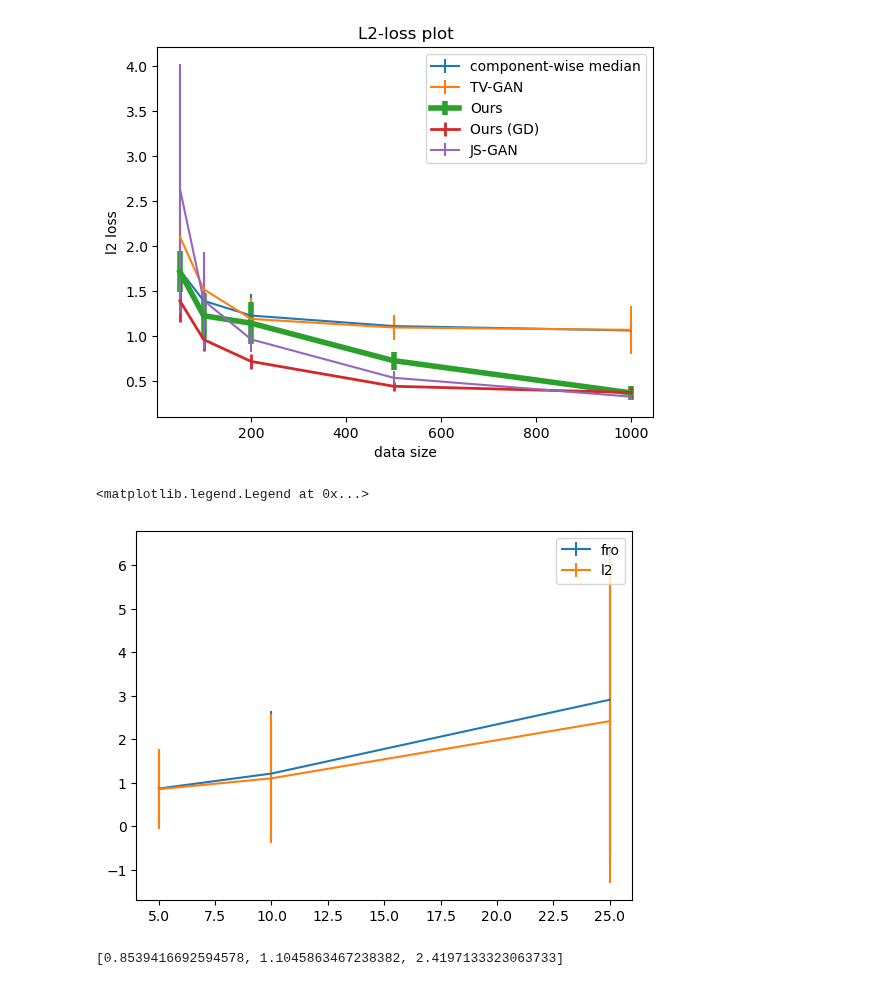
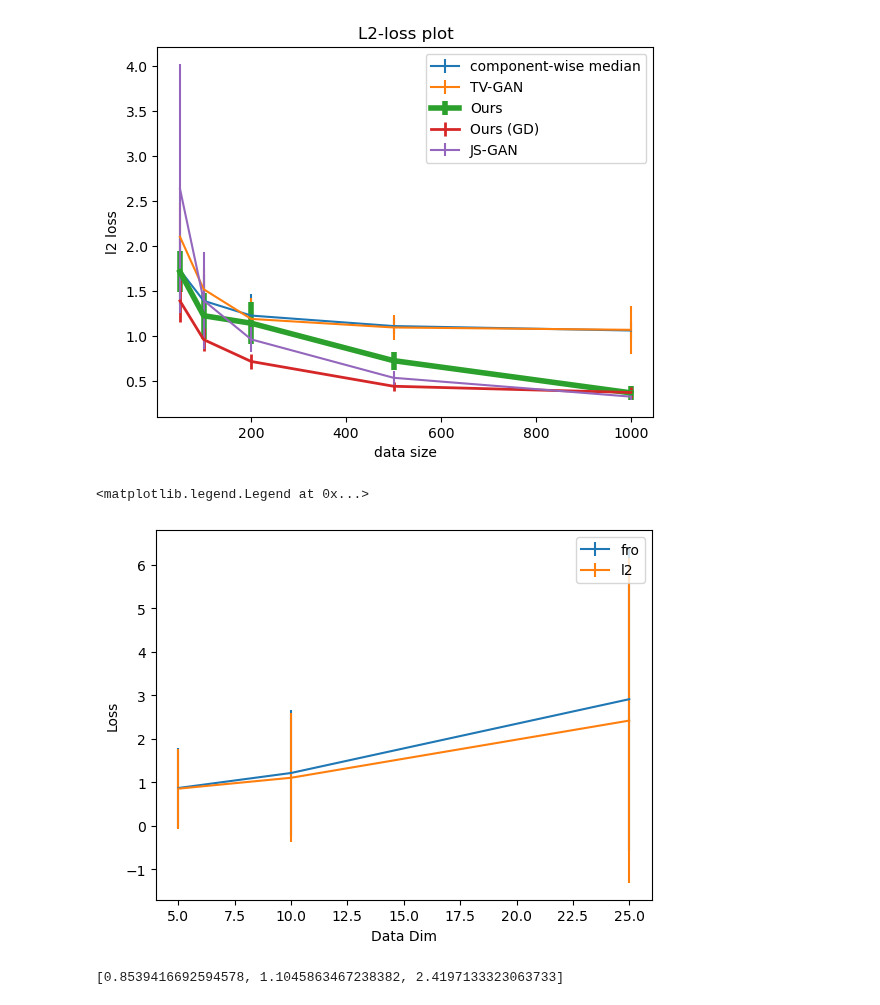
Before and after one commit to monarsan/robust-GAN, a Jupyter notebook: work/main/plot.ipynb, the cells around one changed output. Saved outputs shown, nothing was run; the diff lists cells and outputs as text; code cells hidden in the pictures.

```diff
--- a/work/main/plot.ipynb
+++ b/work/main/plot.ipynb
@@ -232,34 +232,36 @@ l2, fro=([0.6353817959495698,
   0.7658877622987292,
   10.020259209399182,
   0.44178929155766006,
   9.746972777422787,
   0.5656581607740524,
   0.38066108232964246,
   0.47208978656879996,
   0.6558103815935632],
  [1.4042082714416073,
   1.0403647360299806,
   1.6170961119737857,
   10.03778620460531,
   0.9678078632899427,
   9.77110030224998,
   1.0853479895769385,
   0.9112593347327841,
   1.0527558017734557,
   1.2318413452395778])
 
 l2, fro = np.array(l2), np.array(fro)
 mean_l2.append(l2.mean())
 mean_fro.append(fro.mean())
 std_l2.append(l2.std())
 std_fro.append(fro.std())
 
+plt.xlabel('Data Dim')
+plt.ylabel('Loss')
 plt.errorbar(dim, mean_fro, std_fro, label = 'fro')
 plt.errorbar(dim, mean_l2, std_l2, label='l2')
 plt.legend()
 # %% [output]
 <matplotlib.legend.Legend at 0x...>
-[figure, old version]
+[figure, new version]
 # %%
 mean_l2
 # dim10
```
